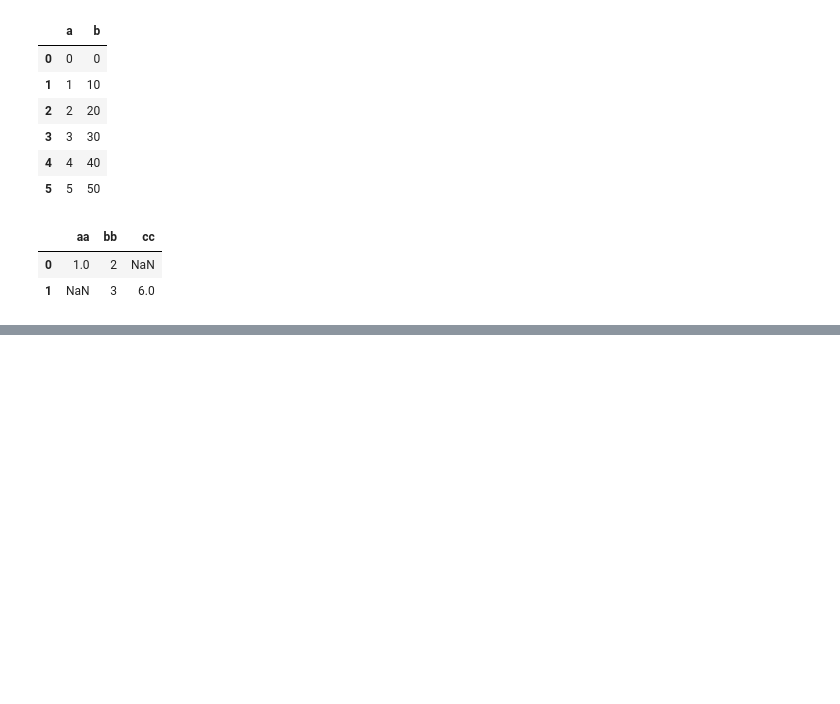
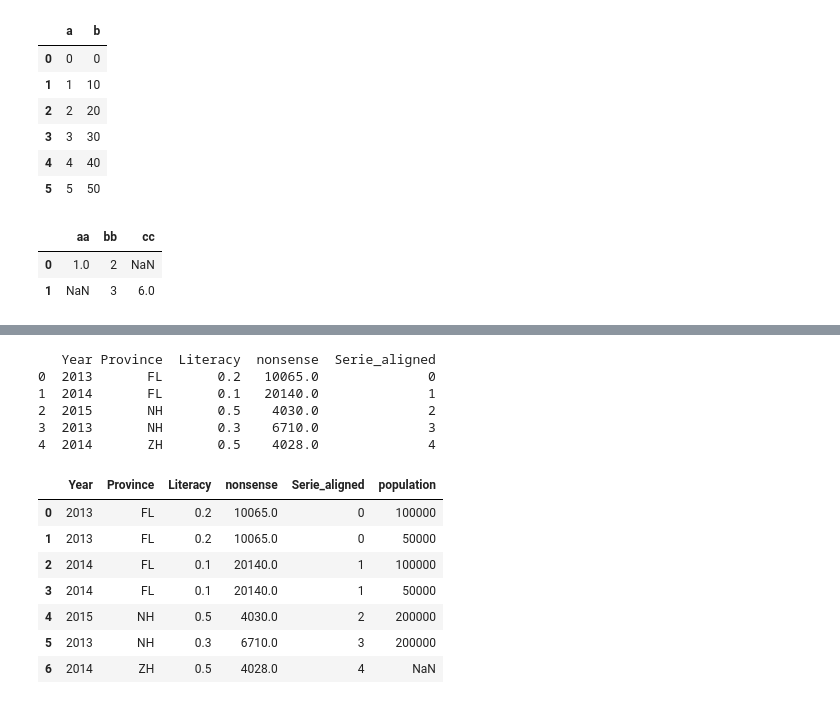
Before and after one commit to boyadivyapriya/INTERNSOFTcodefiles, a Jupyter notebook: Day 8 Code Internsoft.ipynb, the cells around one changed output, grey strips where cells are left out. Saved outputs shown, nothing was run; the diff lists cells and outputs as text; code cells hidden in the pictures; blank space fills up the shorter version.

```diff
--- a/Day 8 Code Internsoft.ipynb
+++ b/Day 8 Code Internsoft.ipynb
@@ -180,0 +349,19 @@ pd.DataFrame(np.random.randint(2,12),
+# %%
+df5=pd.DataFrame({"Province":["FL","NH","FL"],"population":["100000","200000","50000"]})
+print(df)
+df.merge(df5,how='outer')
+# %% [output]
+   Year Province  Literacy  nonsense  Serie_aligned
+0  2013       FL       0.2   10065.0              0
+1  2014       FL       0.1   20140.0              1
+2  2015       NH       0.5    4030.0              2
+3  2013       NH       0.3    6710.0              3
+4  2014       ZH       0.5    4028.0              4
+|  | Year | Province | Literacy | nonsense | Serie_aligned | population |
+| 0 | 2013 | FL | 0.2 | 10065.0 | 0 | 100000 |
+| 1 | 2013 | FL | 0.2 | 10065.0 | 0 | 50000 |
+| 2 | 2014 | FL | 0.1 | 20140.0 | 1 | 100000 |
+| 3 | 2014 | FL | 0.1 | 20140.0 | 1 | 50000 |
+| 4 | 2015 | NH | 0.5 | 4030.0 | 2 | 200000 |
+| 5 | 2013 | NH | 0.3 | 6710.0 | 3 | 200000 |
+| 6 | 2014 | ZH | 0.5 | 4028.0 | 4 | NaN |
```
Also changed, not shown: parts of 29 cells of this notebook.
